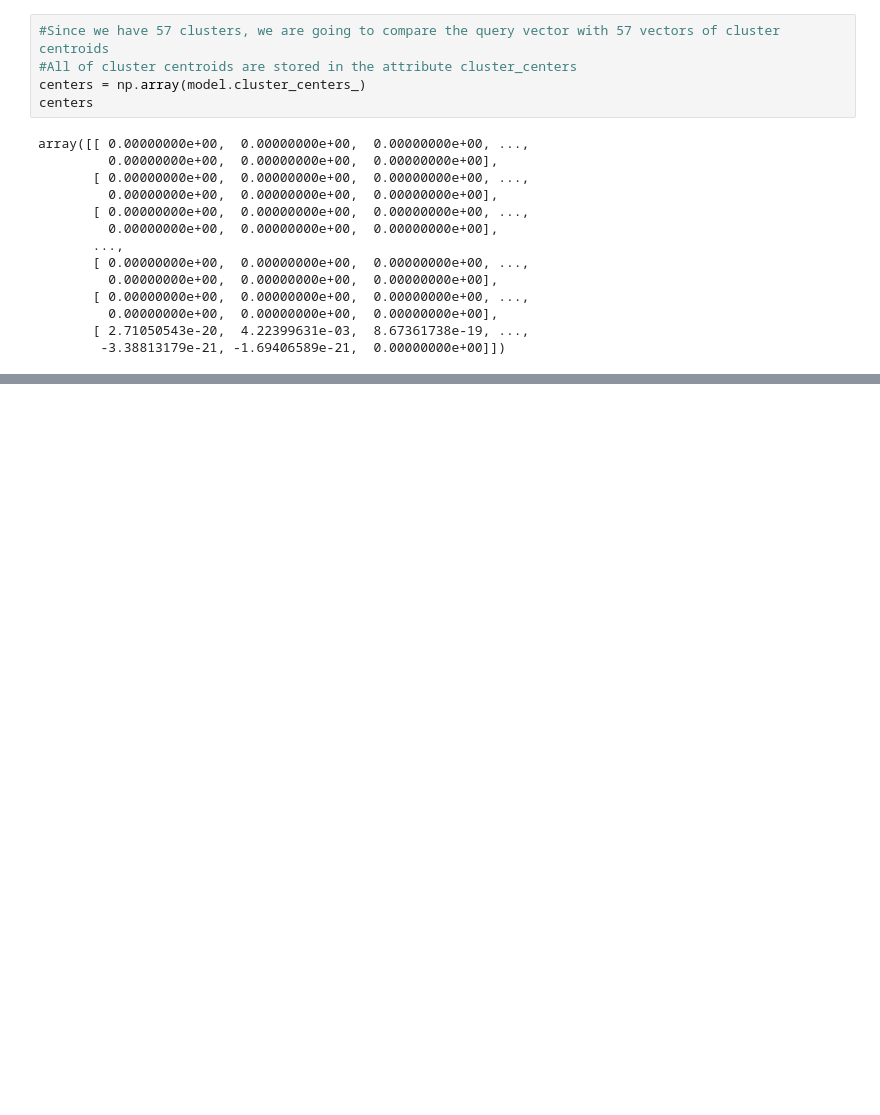
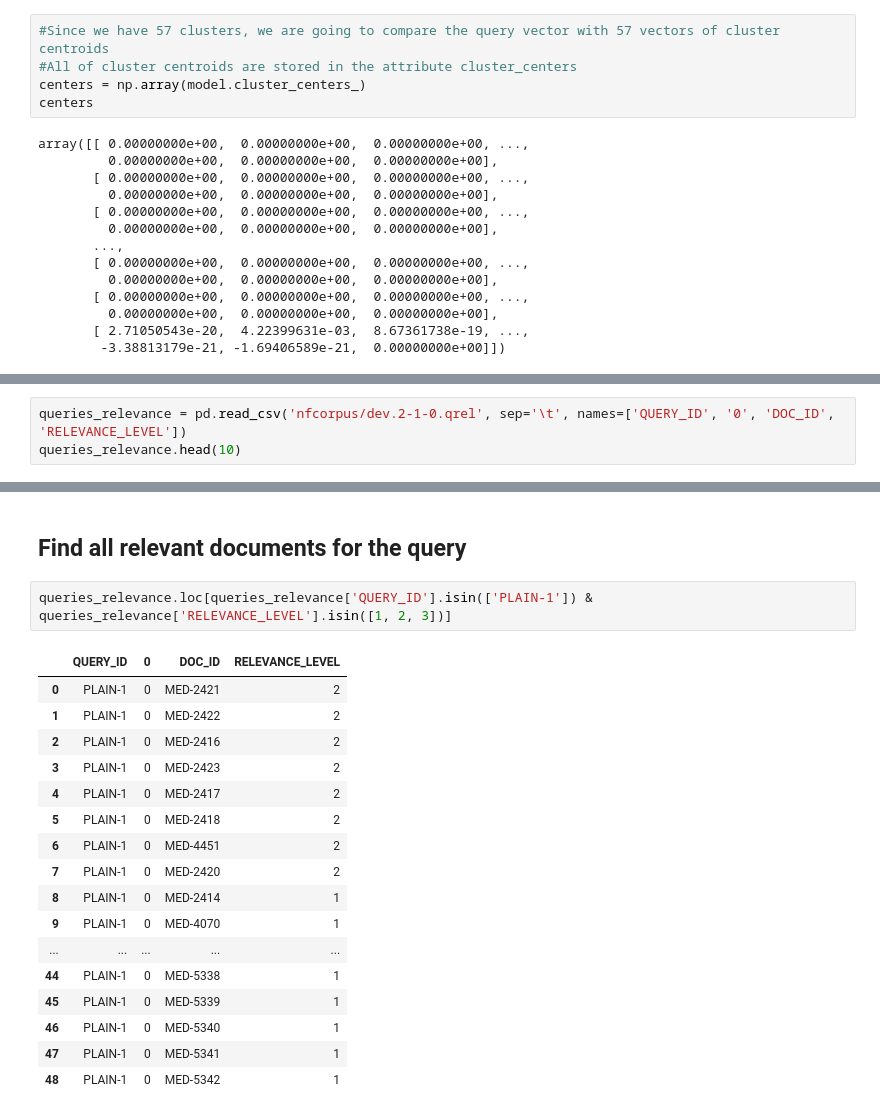
Before and after one commit to tugaevaea/IRWS, a Jupyter notebook: preclustering.ipynb, the cells around one changed output, grey strips where cells are left out. Saved outputs shown, nothing was run; the diff lists cells and outputs as text; blank space fills up the shorter version.

```diff
--- a/preclustering.ipynb
+++ b/preclustering.ipynb
@@ -386,0 +403,3 @@ https://towardsdatascience.com/machine-learning-algorithms-part-9-k-means-exampl
+# %%
+queries_relevance = pd.read_csv('nfcorpus/dev.2-1-0.qrel', sep='\t', names=['QUERY_ID', '0', 'DOC_ID', 'RELEVANCE_LEVEL'])
+queries_relevance.head(10)
@@ -386,0 +496,22 @@ https://towardsdatascience.com/machine-learning-algorithms-part-9-k-means-exampl
+# %% [markdown]
+## Find all relevant documents for the query
+# %%
+queries_relevance.loc[queries_relevance['QUERY_ID'].isin(['PLAIN-1']) & queries_relevance['RELEVANCE_LEVEL'].isin([1, 2, 3])]
+# %% [output]
+|  | QUERY_ID | 0 | DOC_ID | RELEVANCE_LEVEL |
+| 0 | PLAIN-1 | 0 | MED-2421 | 2 |
+| 1 | PLAIN-1 | 0 | MED-2422 | 2 |
+| 2 | PLAIN-1 | 0 | MED-2416 | 2 |
+| 3 | PLAIN-1 | 0 | MED-2423 | 2 |
+| 4 | PLAIN-1 | 0 | MED-2417 | 2 |
+| 5 | PLAIN-1 | 0 | MED-2418 | 2 |
+| 6 | PLAIN-1 | 0 | MED-4451 | 2 |
+| 7 | PLAIN-1 | 0 | MED-2420 | 2 |
+| 8 | PLAIN-1 | 0 | MED-2414 | 1 |
+| 9 | PLAIN-1 | 0 | MED-4070 | 1 |
+| ... | ... | ... | ... | ... |
+| 44 | PLAIN-1 | 0 | MED-5338 | 1 |
+| 45 | PLAIN-1 | 0 | MED-5339 | 1 |
+| 46 | PLAIN-1 | 0 | MED-5340 | 1 |
+| 47 | PLAIN-1 | 0 | MED-5341 | 1 |
+| 48 | PLAIN-1 | 0 | MED-5342 | 1 |
```
Also changed, not shown: parts of 21 cells of this notebook.
